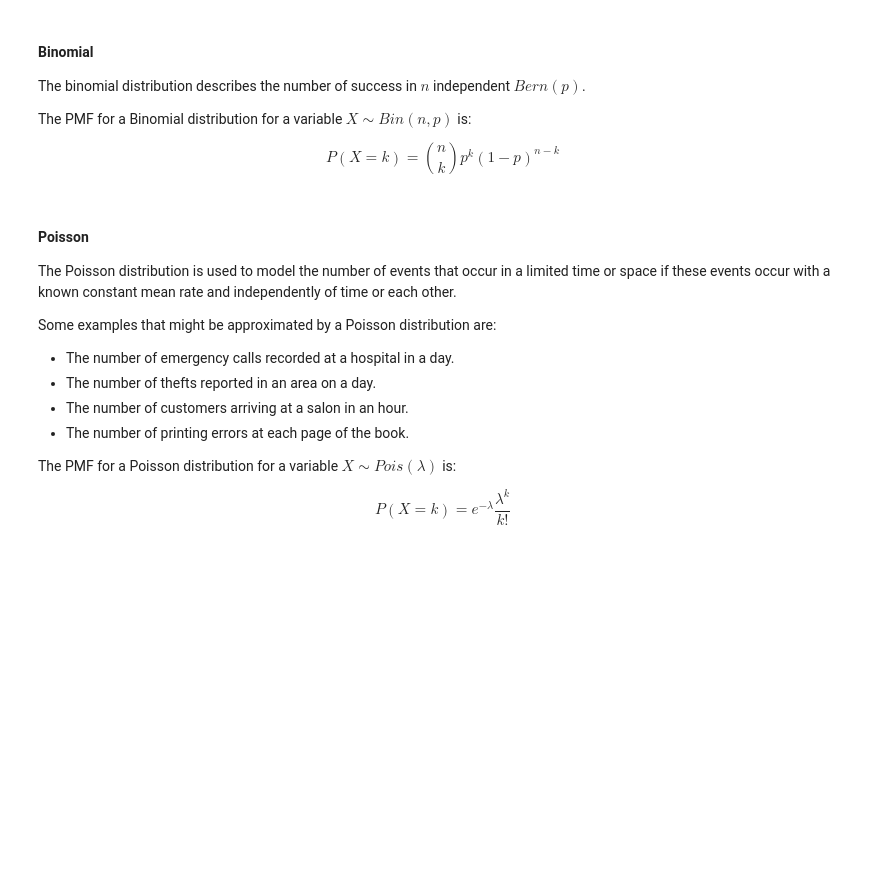
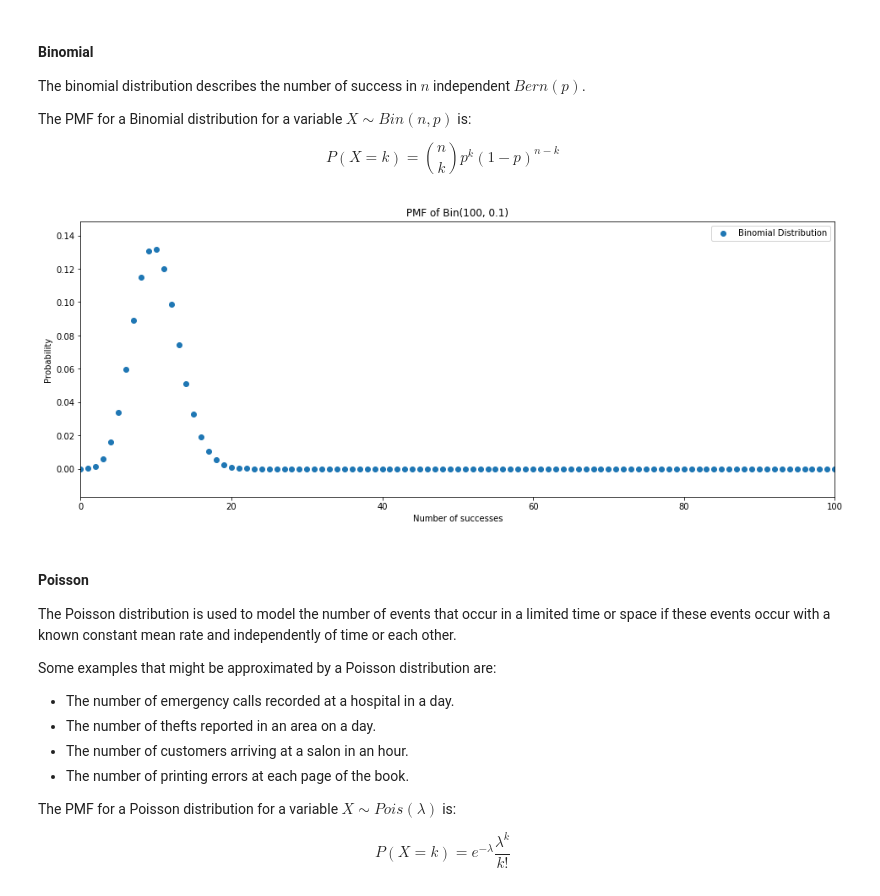
Before and after one commit to iz4vve-talks/ml-course, a Jupyter notebook: notebooks/02.Statistics.ipynb, the cells around one changed output. Drawn from its saved outputs; the diff is of its cells as text; code cells hidden in the pictures; blank space fills up the shorter version.

```diff
--- a/notebooks/02.Statistics.ipynb
+++ b/notebooks/02.Statistics.ipynb
@@ -115,20 +115,22 @@ The PMF for a Binomial distribution for a variable $X \sim Bin(n, p)$ is:
 
 $$ P(X=k) = \binom{n}{k} p^k(1-p)^{n-k}$$
 # %%
-n = 1000
+n = 100
 p = 0.1
 
 x = list(range(500))
 y = stats.binom.pmf(x, n, p)
 
 plt.scatter(x, y, label="Binomial Distribution")
 
 plt.legend()
 plt.xlabel("Number of successes")
 plt.ylabel("Probability")
 plt.title(f"PMF of Bin({n}, {p})")
-plt.xlim(50, 200)
+plt.xlim(0, 100)
 plt.show()
+# %% [output]
+[figure, added]
 # %% [markdown]
 #### Poisson
 
```
Also changed, not shown: parts of 6 cells of this notebook, 3 other files.
